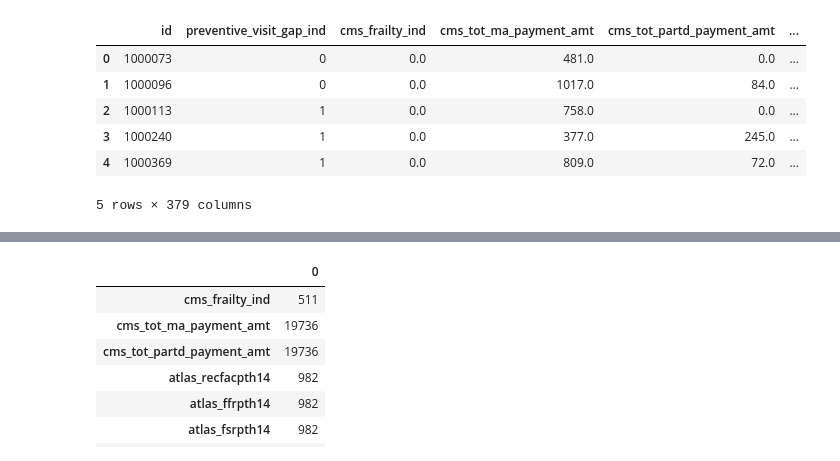
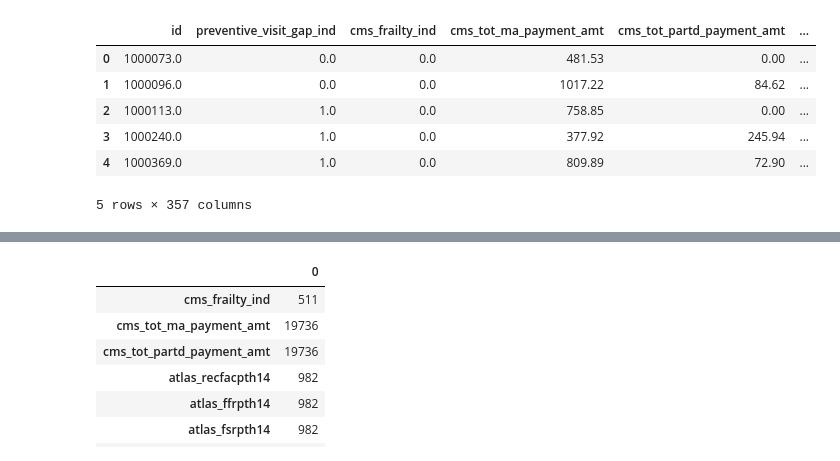
Before and after one commit to KavyaNair01/Machine_Learning, a Jupyter notebook: humana_model_test.ipynb, the cells around one changed output, grey strips where cells are left out. Drawn from its saved outputs; the diff is of its cells as text; code cells hidden in the pictures.

```diff
--- a/humana_model_test.ipynb
+++ b/humana_model_test.ipynb
@@ -6,21 +6,21 @@ import numpy as np
 # %%
 for i in range(50):
   if i<10:
-    tmp=pd.read_csv(f'/content/drive/MyDrive/humana_train.csv/part-0000{i}-87d80db5-e35b-45d3-98e7-77ca63203dc4-c000.csv')
+    tmp=pd.read_csv(f'/content/drive/MyDrive/humana_train_agg.csv/part-0000{i}-a6808de1-d981-4148-99ee-d3a76b82da70-c000.csv')
   else:
-    tmp=pd.read_csv(f'/content/drive/MyDrive/humana_train.csv/part-000{i}-87d80db5-e35b-45d3-98e7-77ca63203dc4-c000.csv')
+    tmp=pd.read_csv(f'/content/drive/MyDrive/humana_train_agg.csv/part-000{i}-a6808de1-d981-4148-99ee-d3a76b82da70-c000.csv')
   if i==0:
     df=tmp
   else:
     df=pd.concat([df,tmp],axis=0,ignore_index=True)
 
 
 df.head()
 # %% [output]
 |  | id | preventive_visit_gap_ind | cms_frailty_ind | cms_tot_ma_payment_amt | cms_tot_partd_payment_amt | ... |
-| 0 | 1000073 | 0 | 0.0 | 481.0 | 0.0 | ... |
-| 1 | 1000096 | 0 | 0.0 | 1017.0 | 84.0 | ... |
-| 2 | 1000113 | 1 | 0.0 | 758.0 | 0.0 | ... |
-| 3 | 1000240 | 1 | 0.0 | 377.0 | 245.0 | ... |
-| 4 | 1000369 | 1 | 0.0 | 809.0 | 72.0 | ... |
+| 0 | 1000073.0 | 0.0 | 0.0 | 481.53 | 0.00 | ... |
+| 1 | 1000096.0 | 0.0 | 0.0 | 1017.22 | 84.62 | ... |
+| 2 | 1000113.0 | 1.0 | 0.0 | 758.85 | 0.00 | ... |
+| 3 | 1000240.0 | 1.0 | 0.0 | 377.92 | 245.94 | ... |
+| 4 | 1000369.0 | 1.0 | 0.0 | 809.89 | 72.90 | ... |
-5 rows × 379 columns
+5 rows × 357 columns
```
Also changed, not shown: parts of 47 cells of this notebook.
